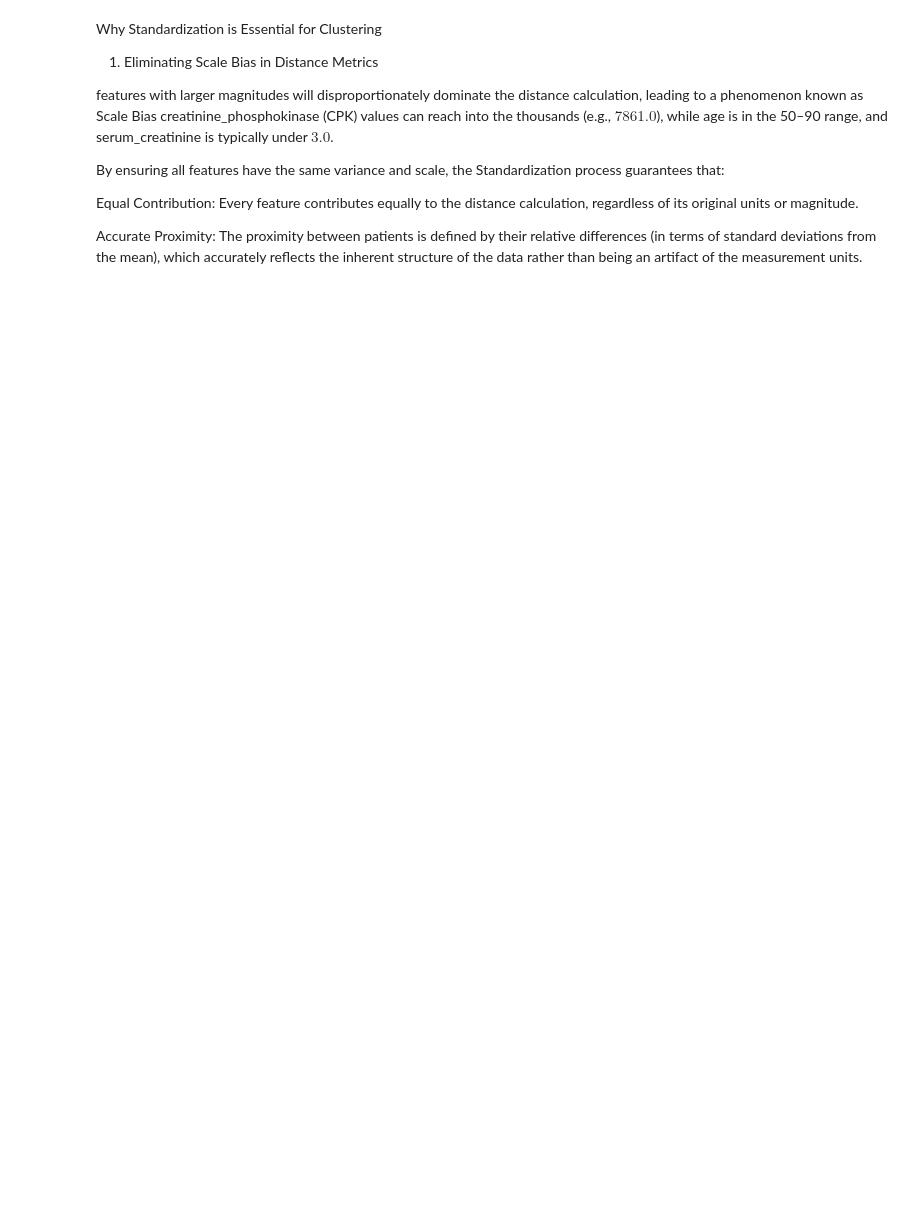
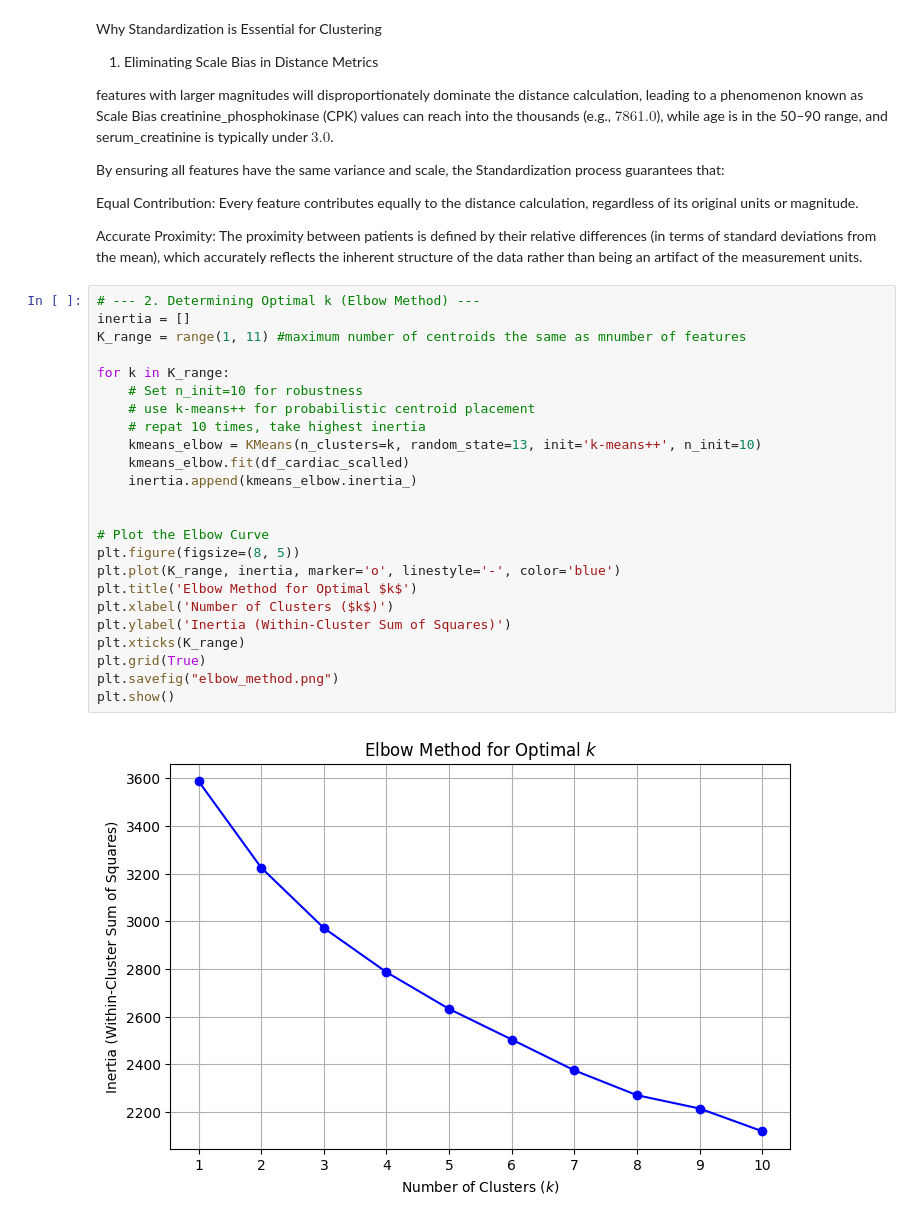
Before and after one commit to komisarzGiT/gai, a Jupyter notebook: UG_ML02.ipynb, the cells around one changed output. Drawn from its saved outputs; the diff is of its cells as text; blank space fills up the shorter version.

```diff
--- a/UG_ML02.ipynb
+++ b/UG_ML02.ipynb
@@ -252,3 +223,29 @@ By ensuring all features have the same variance and scale, the Standardization p
 Equal Contribution: Every feature contributes equally to the distance calculation, regardless of its original units or magnitude.
 
 Accurate Proximity: The proximity between patients is defined by their relative differences (in terms of standard deviations from the mean), which accurately reflects the inherent structure of the data rather than being an artifact of the measurement units.
+# %%
+# --- 2. Determining Optimal k (Elbow Method) ---
+inertia = []
+K_range = range(1, 11) #maximum number of centroids the same as mnumber of features
+
+for k in K_range:
+    # Set n_init=10 for robustness
+    # use k-means++ for probabilistic centroid placement
+    # repat 10 times, take highest inertia
+    kmeans_elbow = KMeans(n_clusters=k, random_state=13, init='k-means++', n_init=10)
+    kmeans_elbow.fit(df_cardiac_scalled)
+    inertia.append(kmeans_elbow.inertia_)
+
+
+# Plot the Elbow Curve
+plt.figure(figsize=(8, 5))
+plt.plot(K_range, inertia, marker='o', linestyle='-', color='blue')
+plt.title('Elbow Method for Optimal $k$')
+plt.xlabel('Number of Clusters ($k$)')
+plt.ylabel('Inertia (Within-Cluster Sum of Squares)')
+plt.xticks(K_range)
+plt.grid(True)
+plt.savefig("elbow_method.png")
+plt.show()
+# %% [output]
+[figure, added]
```
Also changed, not shown: parts of 2 cells of this notebook.
